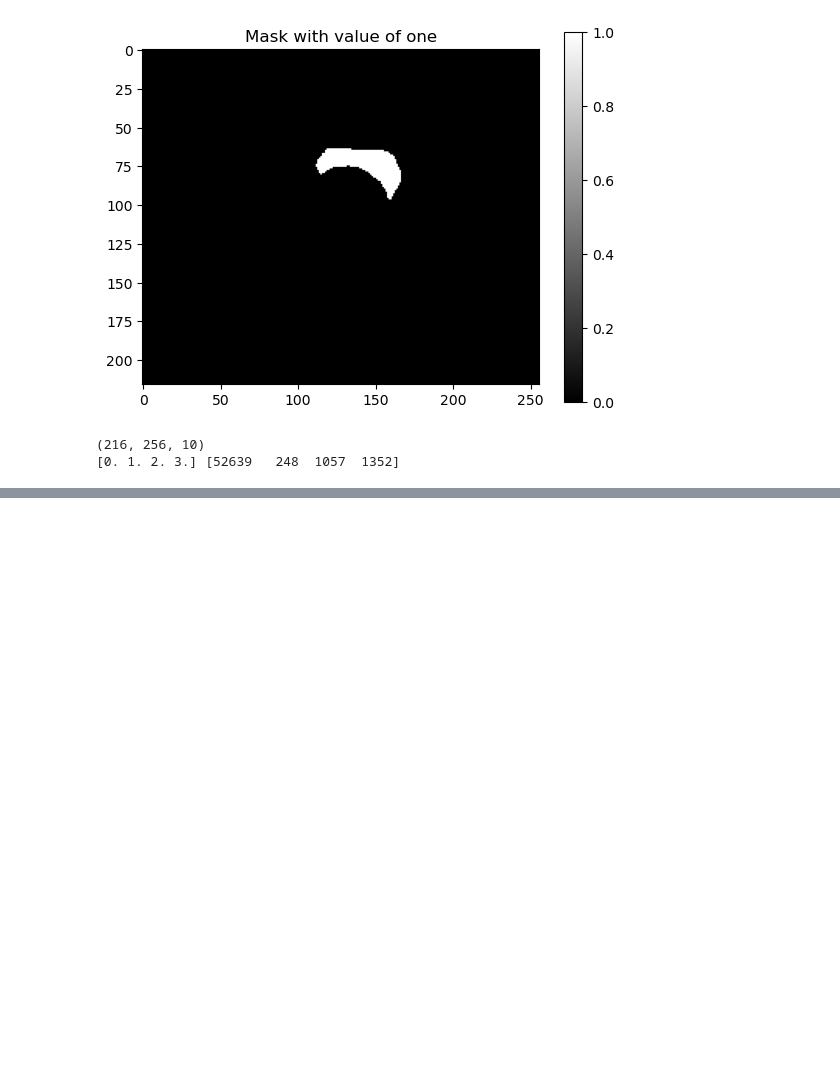
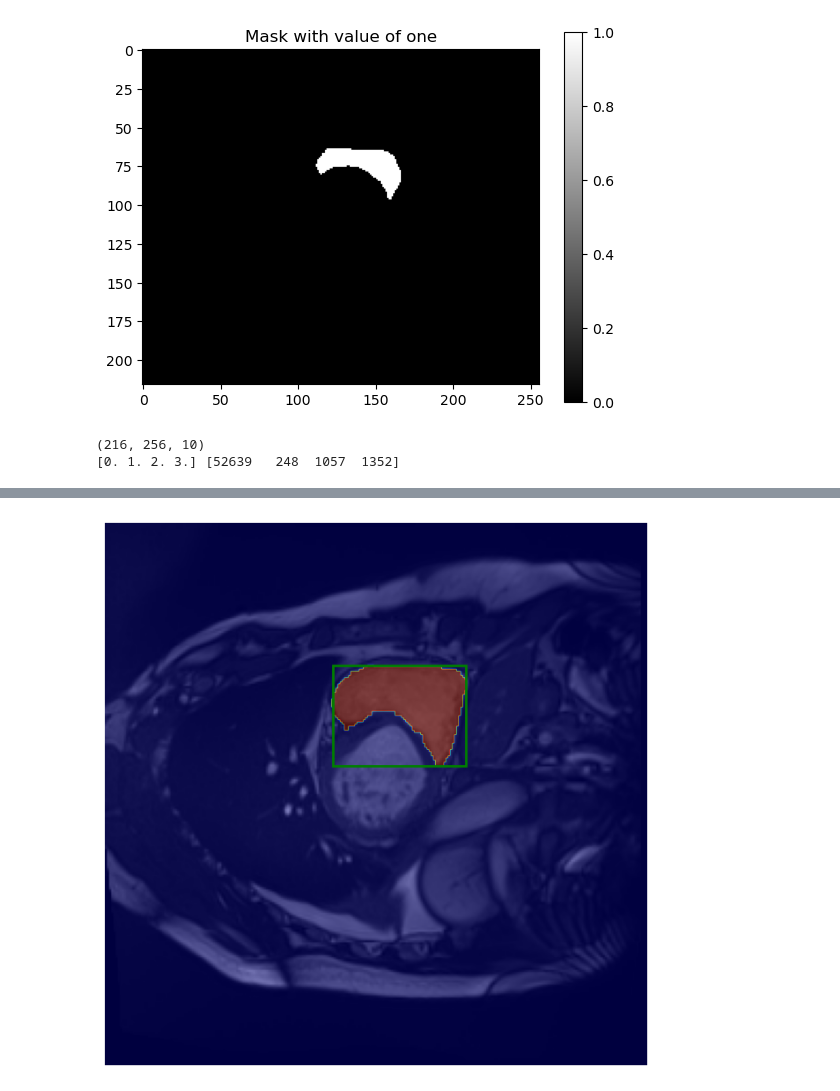
Before and after one commit to alint77/MSc_Proj_CMRI_SAM, a Jupyter notebook: playground.ipynb, the cells around one changed output, grey strips where cells are left out. Saved outputs shown, nothing was run; the diff lists cells and outputs as text; code cells hidden in the pictures; blank space fills up the shorter version.

Commit message:
bb_ext for test data and visualisation

```diff
--- a/playground.ipynb
+++ b/playground.ipynb
@@ -63,3 +63,99 @@ unique_values, counts = np.unique(data[:,:,5], return_counts=True)
 # %% [output]
 (216, 256, 10)
 [0. 1. 2. 3.] [52639   248  1057  1352]
+# %%
+import os
+import numpy as np
+from PIL import Image, ImageDraw
+import matplotlib.pyplot as plt
+
+# Define the paths
+# Replace './output/training' with './output/testing' to visualize testing data
+base_dir = './output/training'
+images_dir = os.path.join(base_dir, 'images')
+masks_dir = os.path.join(base_dir, 'masks')
+labels_dir = os.path.join(base_dir, 'yolo_labels')
+
+# Get the list of image files
+image_files = sorted([f for f in os.listdir(images_dir) if f.endswith('.png')])
+
+# Function to convert YOLO format to bounding box coordinates
+def yolo_to_bbox(yolo_label_path, img_width, img_height):
+    with open(yolo_label_path, 'r') as f:
+        lines = f.readlines()
+        bboxes = []
+        for line in lines:
+            elems = line.strip().split()
+            class_id = int(elems[0])
+            x_center = float(elems[1])
+            y_center = float(elems[2])
+            width = float(elems[3])
+            height = float(elems[4])
+
+            # Convert normalized coordinates to pixel values
+            x_center *= img_width
+            y_center *= img_height
+            width *= img_width
+            height *= img_height
+
+            x_min = x_center - width / 2
+            y_min = y_center - height / 2
+            x_max = x_center + width / 2
+            y_max = y_center + height / 2
+
+            bbox = [x_min, y_min, x_max, y_max]
+            bboxes.append({'class_id': class_id, 'bbox': bbox})
+    return bboxes
+
+# Function to visualize image, mask, and bounding box
+def visualize_image(image_path, mask_path, label_path):
+    # Load image
+    image = Image.open(image_path).convert('RGB')
+    img_width, img_height = image.size
+
+    # Load mask
+    mask = Image.open(mask_path).convert('L')
+    mask = mask.resize((img_width, img_height))
+
+    # Load bounding boxes
+    bboxes = yolo_to_bbox(label_path, img_width, img_height)
+
+    # Create a figure
+    plt.figure(figsize=(8, 8))
+
+    # Display image
+    plt.imshow(image)
+
+    # Overlay mask with transparency
+    plt.imshow(mask, cmap='jet', alpha=0.5)
+
+    # Draw bounding boxes
+    ax = plt.gca()
+    for bbox_info in bboxes:
+        bbox = bbox_info['bbox']
+        class_id = bbox_info['class_id']
+        x_min, y_min, x_max, y_max = bbox
+        rect = plt.Rectangle((x_min, y_min), x_max - x_min, y_max - y_min,
+                             fill=False, edgecolor='green', linewidth=2)
+        ax.add_patch(rect)
+        # Optionally add class label
+        # ax.text(x_min, y_min - 5, f'Class: {class_id}', color='green', fontsize=12)
+
+    plt.axis('off')
+    plt.show()
+
+# Visualize a few images
+num_images_to_visualize = 5  # Set the number of images you want to visualize
+for idx, image_file in enumerate(image_files[:num_images_to_visualize]):
+    image_path = os.path.join(images_dir, image_file)
+    mask_file = image_file.replace('.png', '_mask.png')
+    mask_path = os.path.join(masks_dir, mask_file)
+    label_file = image_file.replace('.png', '.txt')
+    label_path = os.path.join(labels_dir, label_file)
+
+    if os.path.exists(mask_path) and os.path.exists(label_path):
+        print(f"Visualizing {image_file}")
+        visualize_image(image_path, mask_path, label_path)
+    else:
+        print(f"Skipping {image_file} due to missing mask or label file.")
+# %% [output]
@@ -65,0 +163 @@ unique_values, counts = np.unique(data[:,:,5], return_counts=True)
+[figure, added]
```
Also changed, not shown: parts of 1 cell of this notebook, 1 other file.
